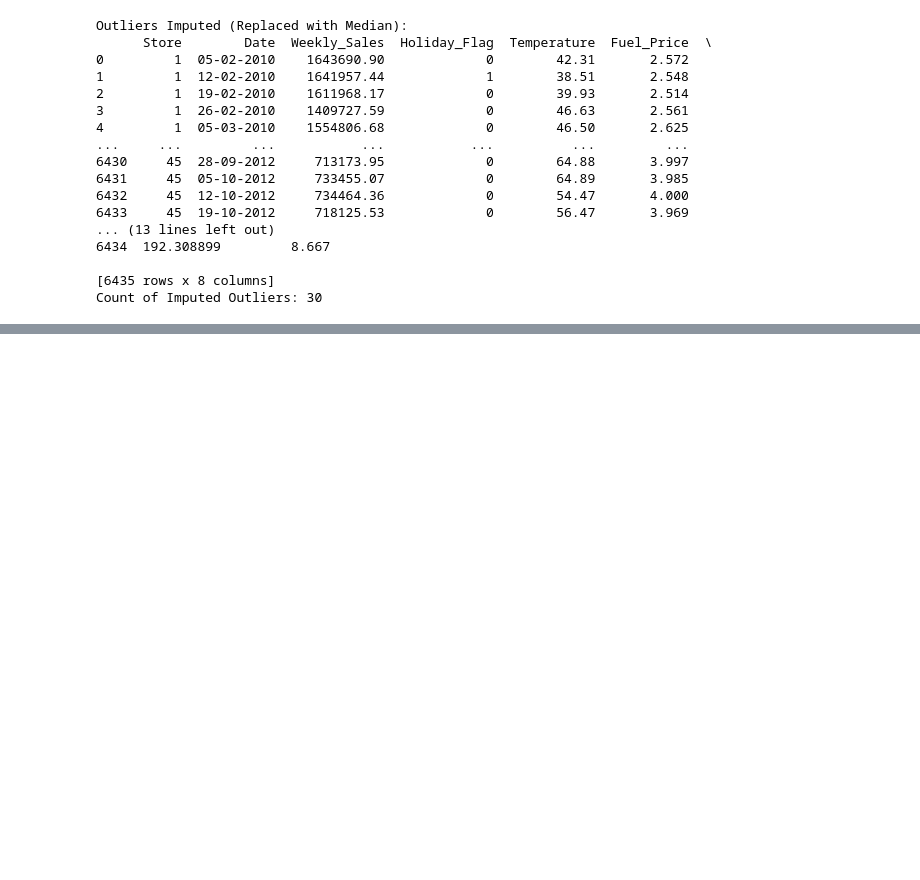
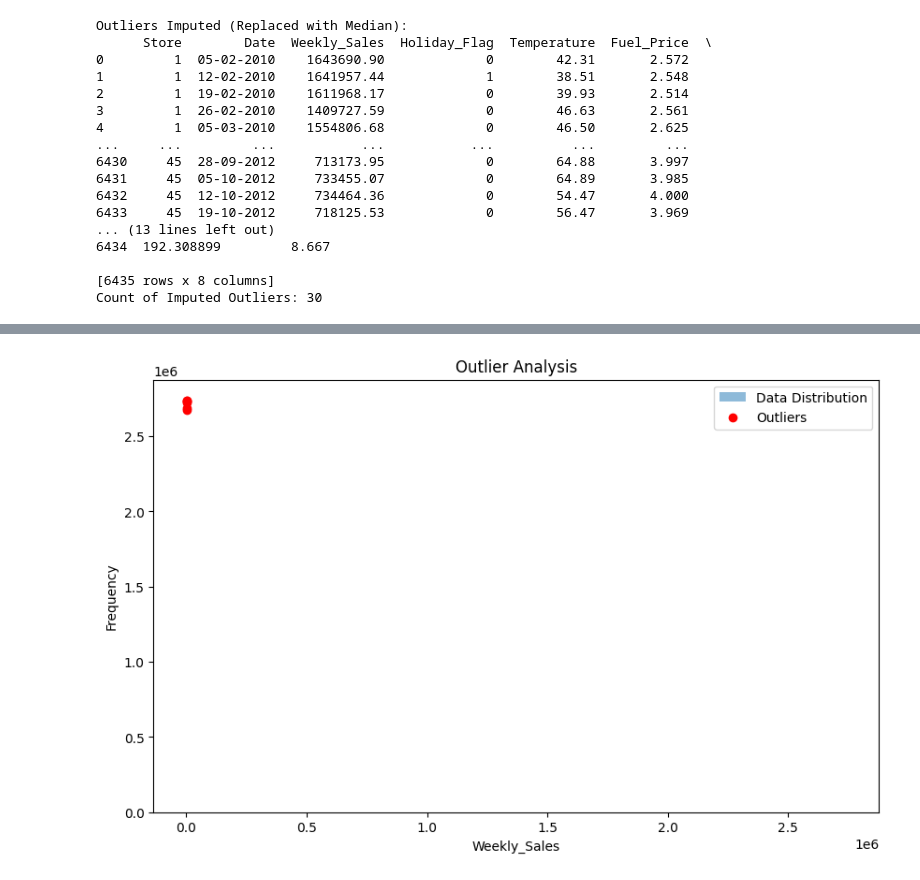
Before and after one commit to Rahul-Chouhan-407/Walmart_Capstone_Project, a Jupyter notebook: Capstone_Project_Final_Walmart.ipynb, the cells around one changed output, grey strips where cells are left out. Saved outputs shown, nothing was run; the diff lists cells and outputs as text; code cells hidden in the pictures; blank space fills up the shorter version.

```diff
--- a/Capstone_Project_Final_Walmart.ipynb
+++ b/Capstone_Project_Final_Walmart.ipynb
@@ -132,3 +142,0 @@ variable_of_interest = 'Weekly_Sales'
-# %%
-# Calculate z-scores for the selected variable
-z_scores = (df[variable_of_interest] - df[variable_of_interest].mean()) / df[variable_of_interest].std()
@@ -251,0 +301,3 @@ Count of Winsorized Outliers: 644
+# %%
+# Calculate z-scores for the selected variable
+z_scores = (df_imputed[variable_of_interest] - df_imputed[variable_of_interest].mean()) / df_imputed[variable_of_interest].std()
@@ -251,0 +307,15 @@ Count of Winsorized Outliers: 644
+# %%
+# Identify outliers based on the threshold
+outliers = df_imputed[np.abs(z_scores) > threshold]
+# %%
+# Visualize the distribution and outliers
+plt.figure(figsize=(10, 6))
+plt.hist(df_imputed[variable_of_interest], bins=50, alpha=0.5, label='Data Distribution')
+plt.scatter(outliers.index, outliers[variable_of_interest], color='red', label='Outliers')
+plt.xlabel(variable_of_interest)
+plt.ylabel('Frequency')
+plt.title('Outlier Analysis')
+plt.legend()
+plt.show()
+# %% [output]
+[figure, added]
```
Also changed, not shown: parts of 26 cells of this notebook.
